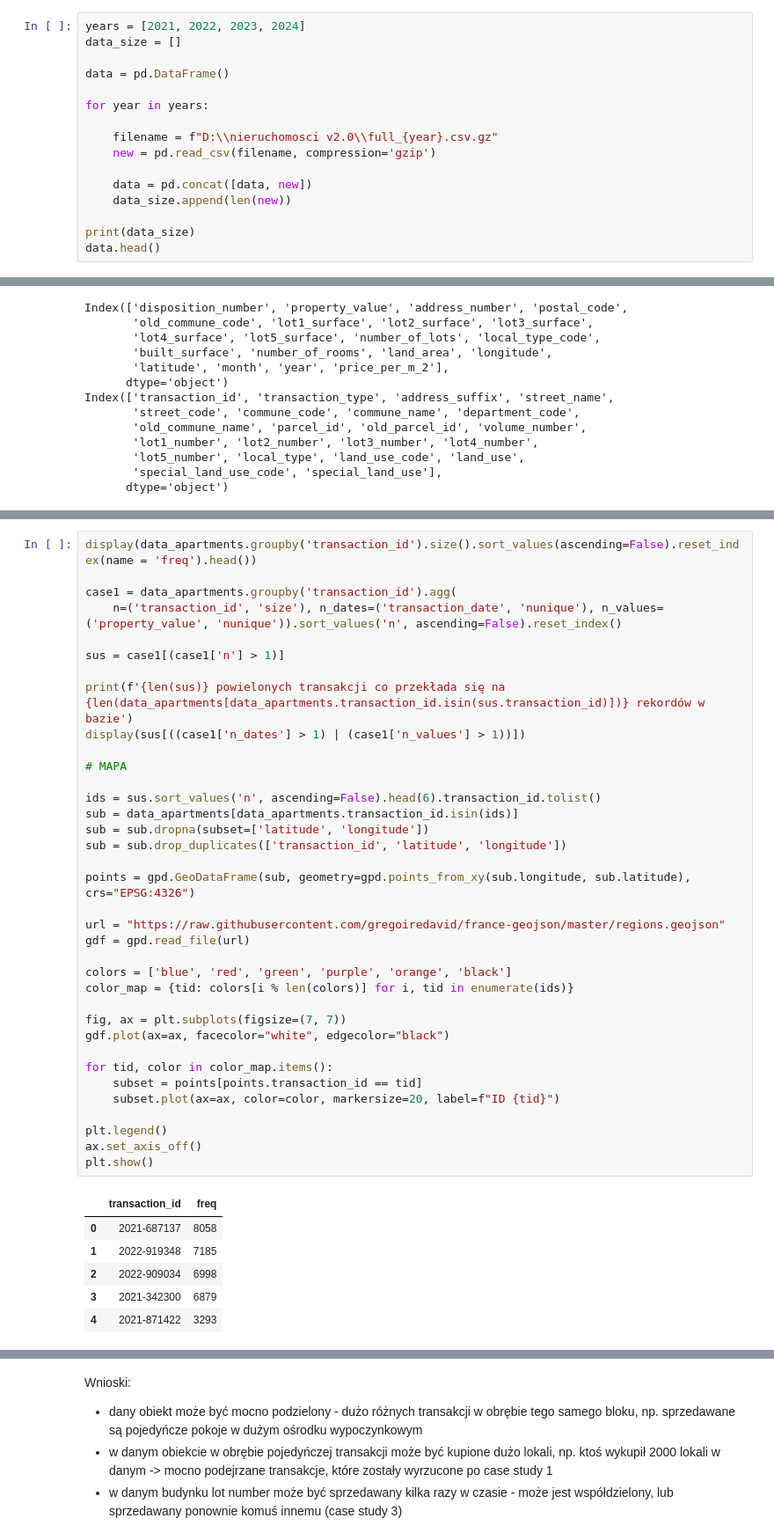
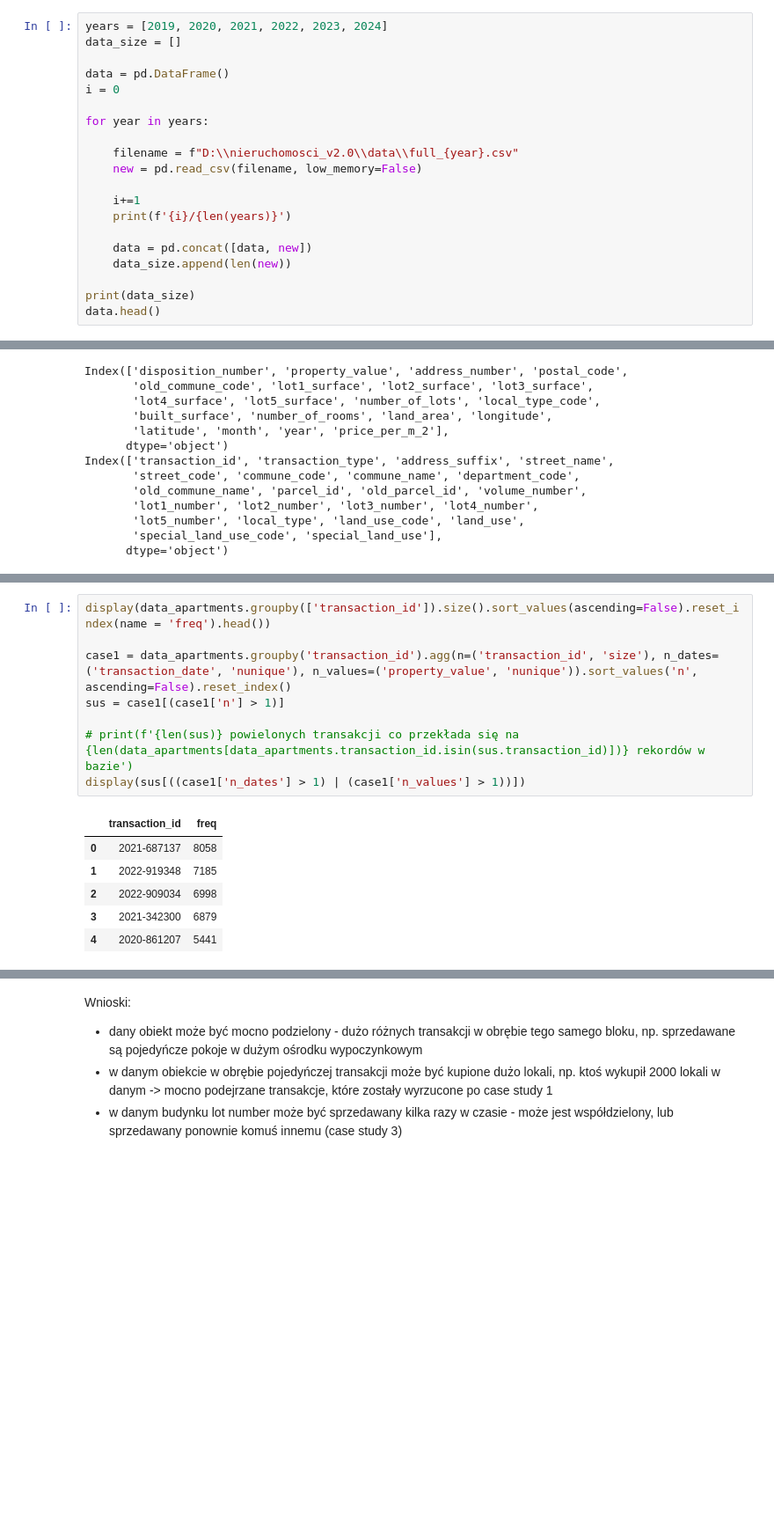
Before and after one commit to jpi0309/Machine-Learning-for-Housing-Valuation-in-France, a Jupyter notebook: data_preparation.ipynb, the cells around one changed output, grey strips where cells are left out. Shown: that part at 88% size. Drawn from its saved outputs; the diff is of its cells as text; blank space fills up the shorter version.

```diff
--- a/data_preparation.ipynb
+++ b/data_preparation.ipynb
@@ -11,13 +16,17 @@ wczytujemy dane zakres 2021-2024 (możemy dociągnąć większy okres, ale to po
 # %%
-years = [2021, 2022, 2023, 2024]
+years = [2019, 2020, 2021, 2022, 2023, 2024]
 data_size = []
 
 data = pd.DataFrame()
+i = 0
 
 for year in years:
 
-    filename = f"D:\\nieruchomosci v2.0\\full_{year}.csv.gz"
-    new = pd.read_csv(filename, compression='gzip')
+    filename = f"D:\\nieruchomosci_v2.0\\data\\full_{year}.csv"
+    new = pd.read_csv(filename, low_memory=False)
+
+    i+=1
+    print(f'{i}/{len(years)}')
 
     data = pd.concat([data, new])
     data_size.append(len(new))
@@ -208,43 +403,15 @@ sprawdzamy transakcje z tym samym `transaction_id`
 # %%
-display(data_apartments.groupby('transaction_id').size().sort_values(ascending=False).reset_index(name = 'freq').head())
+display(data_apartments.groupby(['transaction_id']).size().sort_values(ascending=False).reset_index(name = 'freq').head())
 
-case1 = data_apartments.groupby('transaction_id').agg(
-    n=('transaction_id', 'size'), n_dates=('transaction_date', 'nunique'), n_values=('property_value', 'nunique')).sort_values('n', ascending=False).reset_index()
-
+case1 = data_apartments.groupby('transaction_id').agg(n=('transaction_id', 'size'), n_dates=('transaction_date', 'nunique'), n_values=('property_value', 'nunique')).sort_values('n', ascending=False).reset_index()
 sus = case1[(case1['n'] > 1)]
 
-print(f'{len(sus)} powielonych transakcji co przekłada się na {len(data_apartments[data_apartments.transaction_id.isin(sus.transaction_id)])} rekordów w bazie')
+# print(f'{len(sus)} powielonych transakcji co przekłada się na {len(data_apartments[data_apartments.transaction_id.isin(sus.transaction_id)])} rekordów w bazie')
 display(sus[((case1['n_dates'] > 1) | (case1['n_values'] > 1))])
-
-# MAPA
-
-ids = sus.sort_values('n', ascending=False).head(6).transaction_id.tolist()
-sub = data_apartments[data_apartments.transaction_id.isin(ids)]
-sub = sub.dropna(subset=['latitude', 'longitude'])
-sub = sub.drop_duplicates(['transaction_id', 'latitude', 'longitude'])
-
-points = gpd.GeoDataFrame(sub, geometry=gpd.points_from_xy(sub.longitude, sub.latitude), crs="EPSG:4326")
-
-url = "https://raw.githubusercontent.com/gregoiredavid/france-geojson/master/regions.geojson"
-gdf = gpd.read_file(url)
-
-colors = ['blue', 'red', 'green', 'purple', 'orange', 'black']
-color_map = {tid: colors[i % len(colors)] for i, tid in enumerate(ids)}
-
-fig, ax = plt.subplots(figsize=(7, 7))
-gdf.plot(ax=ax, facecolor="white", edgecolor="black")
-
-for tid, color in color_map.items():
-    subset = points[points.transaction_id == tid]
-    subset.plot(ax=ax, color=color, markersize=20, label=f"ID {tid}")
-
-plt.legend()
-ax.set_axis_off()
-plt.show()
 # %% [output]
 |  | transaction_id | freq |
 | 0 | 2021-687137 | 8058 |
 | 1 | 2022-919348 | 7185 |
 | 2 | 2022-909034 | 6998 |
 | 3 | 2021-342300 | 6879 |
-| 4 | 2021-871422 | 3293 |
+| 4 | 2020-861207 | 5441 |
```
Also changed, not shown: parts of 69 cells of this notebook.
